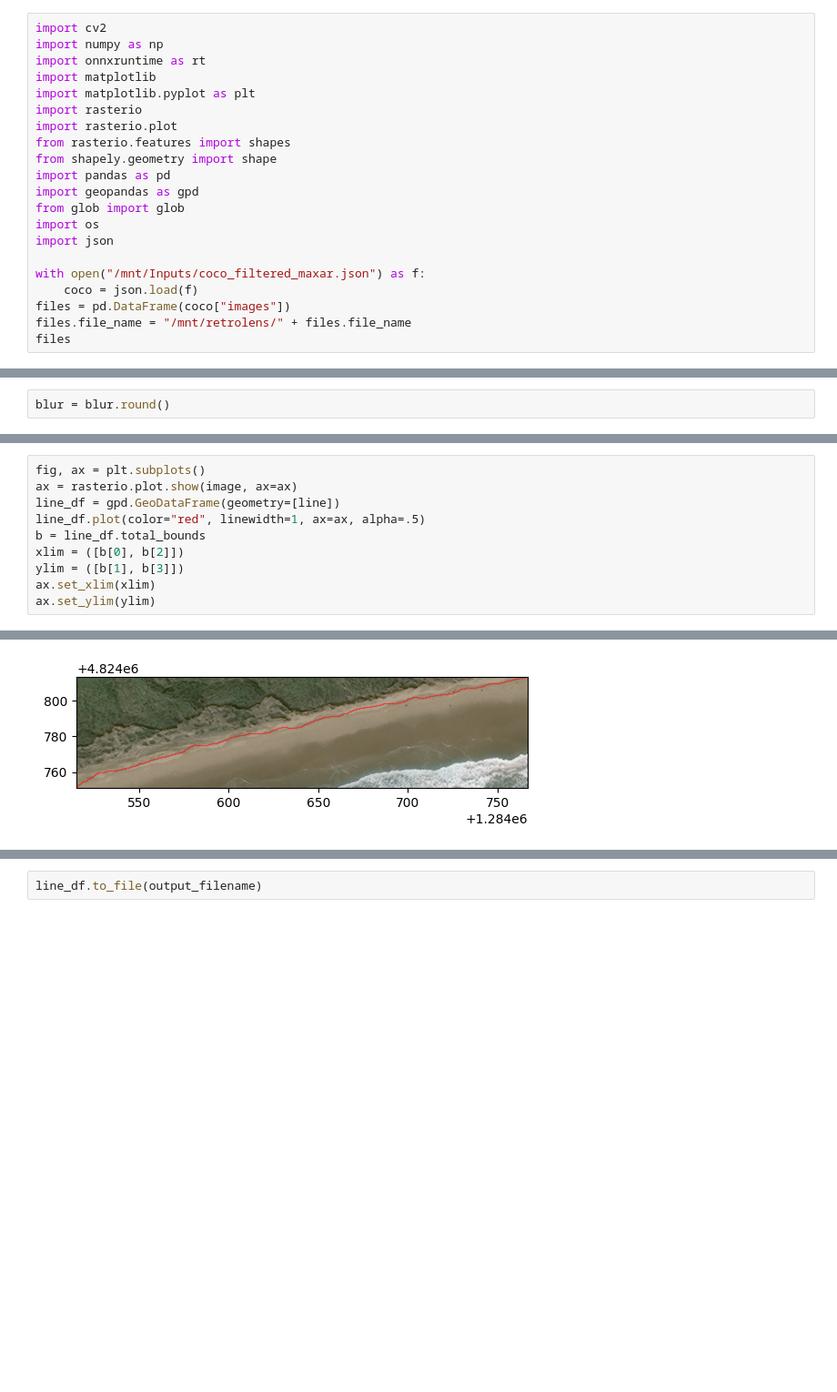
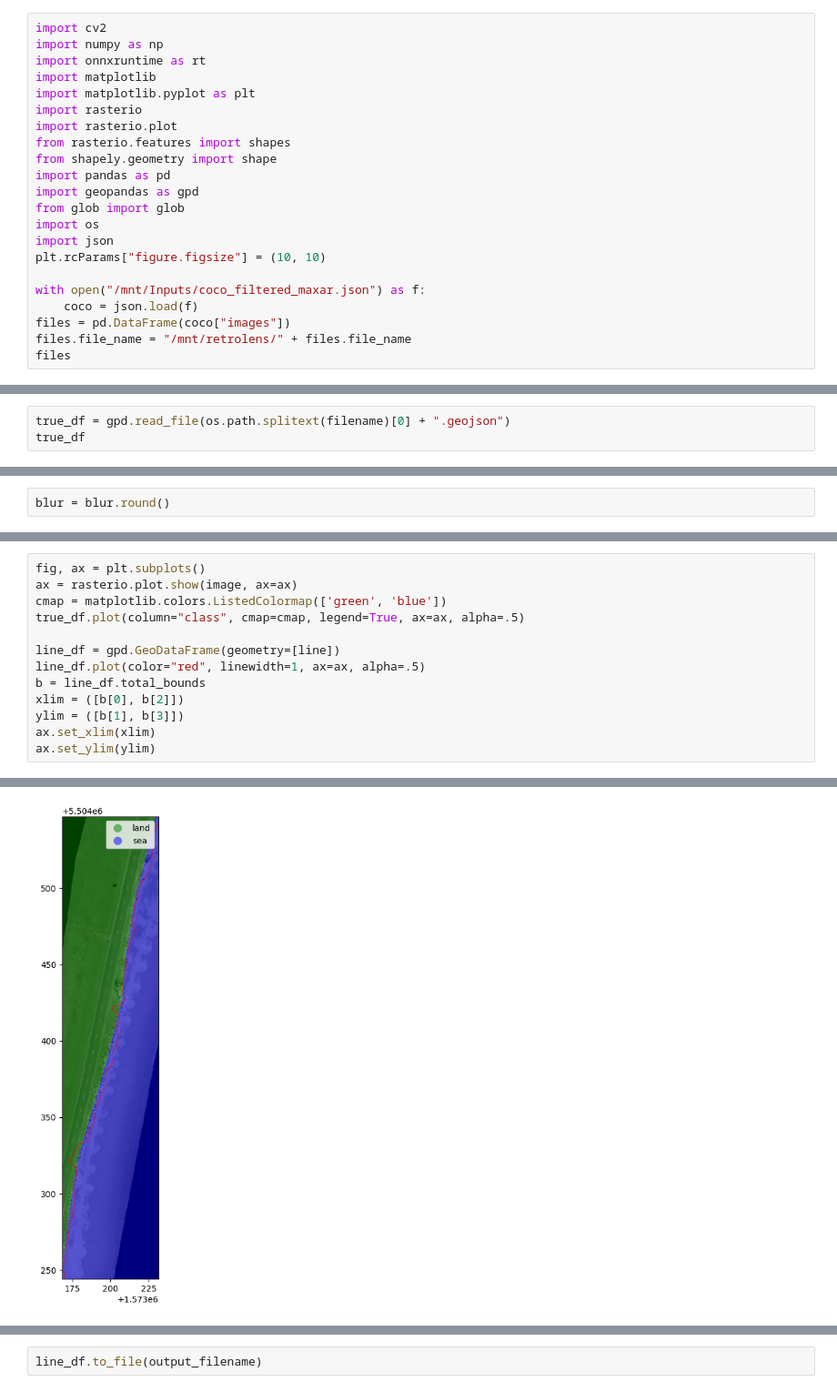
Before and after one commit to UoA-eResearch/CoastChange, a Jupyter notebook: predict.ipynb, the cells around one changed output, grey strips where cells are left out. Shown at 91% size. Saved outputs shown, nothing was run; the diff lists cells and outputs as text; blank space fills up the shorter version.

Commit message:
plot the truth as well as the prediction

```diff
--- a/predict.ipynb
+++ b/predict.ipynb
@@ -13,6 +13,7 @@ import geopandas as gpd
 from glob import glob
 import os
 import json
+plt.rcParams["figure.figsize"] = (10, 10)
 
 with open("/mnt/Inputs/coco_filtered_maxar.json") as f:
     coco = json.load(f)
@@ -42,0 +44,3 @@ ax = rasterio.plot.show(image)
+# %%
+true_df = gpd.read_file(os.path.splitext(filename)[0] + ".geojson")
+true_df
@@ -115,6 +131,9 @@ line
 # %%
 fig, ax = plt.subplots()
 ax = rasterio.plot.show(image, ax=ax)
+cmap = matplotlib.colors.ListedColormap(['green', 'blue'])
+true_df.plot(column="class", cmap=cmap, legend=True, ax=ax, alpha=.5)
+
 line_df = gpd.GeoDataFrame(geometry=[line])
 line_df.plot(color="red", linewidth=1, ax=ax, alpha=.5)
 b = line_df.total_bounds
@@ -127,4 +146,4 @@ ax.set_ylim(ylim)
-[figure, old version]
+[figure, new version]
 # %%
 output_filename = "/mnt/output/shapefiles/" + os.path.splitext(os.path.basename(filename))[0] + ".shp"
 output_filename
```
Also changed, not shown: parts of 12 cells of this notebook.
